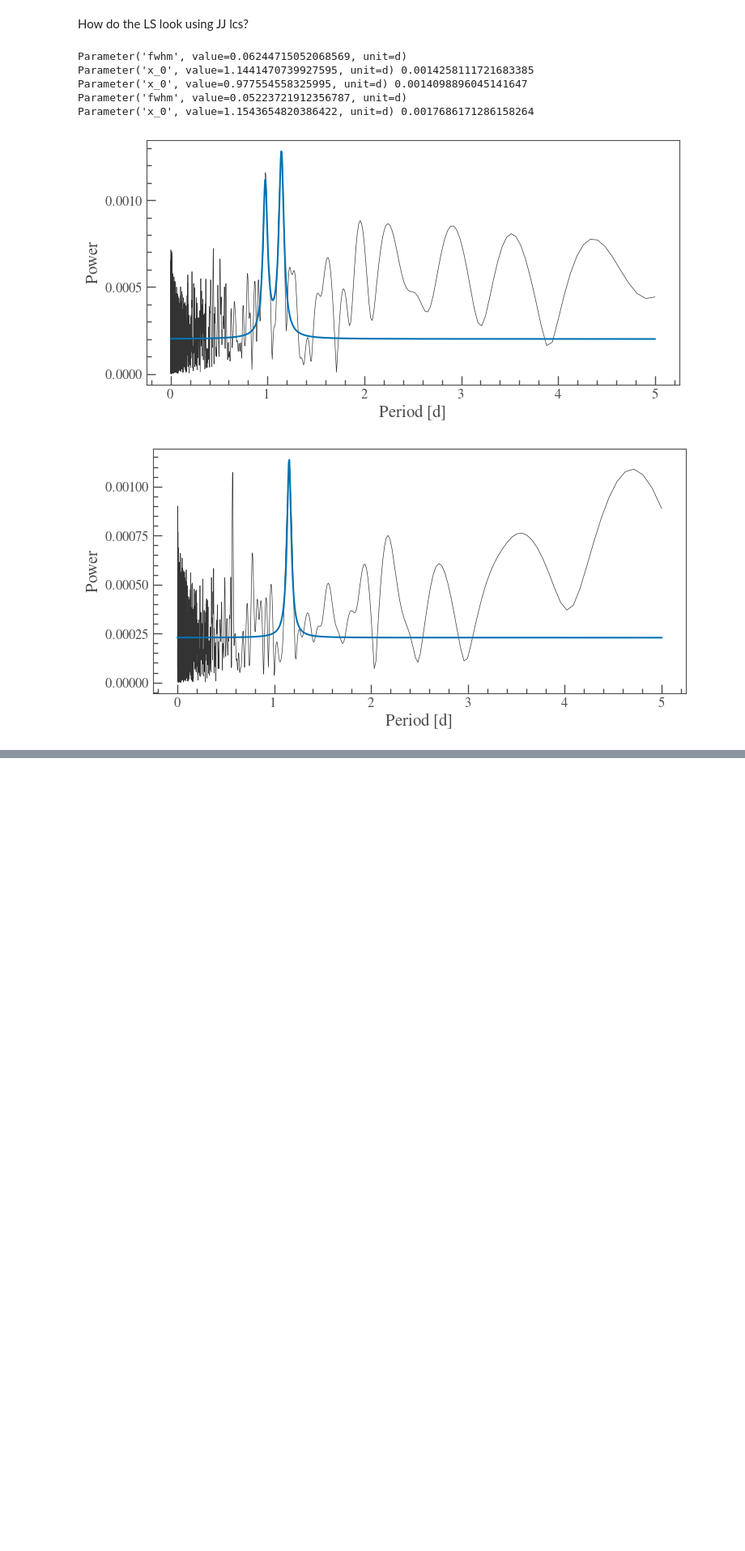
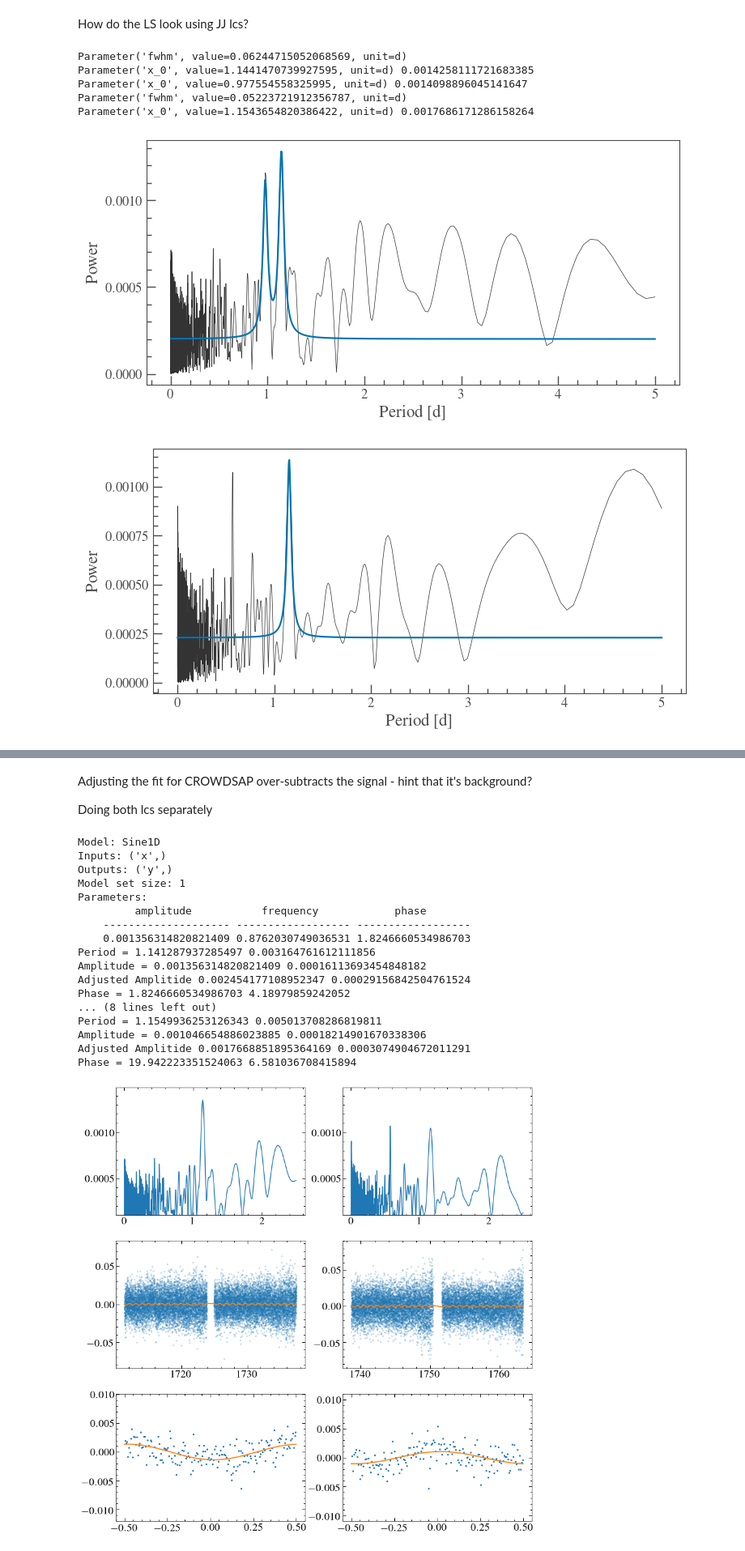
Before and after one commit to davidjwilson/GD394-Tess, a Jupyter notebook: tess_period2.ipynb, the cells around one changed output, grey strips where cells are left out. Shown at 81% size. Saved outputs shown, nothing was run; the diff lists cells and outputs as text; code cells hidden in the pictures; blank space fills up the shorter version.

Commit message:
looking at both lcs

```diff
--- a/tess_period2.ipynb
+++ b/tess_period2.ipynb
@@ -144,0 +303,62 @@ Parameter('x_0', value=1.1543654820386422, unit=d) 0.0017686171286158264
+# %% [markdown]
+Adjusting the fit for CROWDSAP over-subtracts the signal - hint that it's background?
+
+Doing both lcs separately
+# %%
+plt.figure(figsize=(14, 15))
+for i, lc in enumerate([lc15_flat, lc16]):
+    plt.subplot(3,2, i+1)
+    pg = lc.to_periodogram(oversample_factor=10,minimum_period=4*u.minute, maximum_period=2.5*u.day)
+    plt.plot(pg.period, pg.power)
+    plt.ylim(0.0001, 0.00149)
+
+    plt.subplot(3,2,i+3)
+    sin_mod =  models.Sine1D(amplitude=0.001, frequency=1/1.14)
+    sin_fit = fitter(sin_mod, lc.time, lc.flux)
+    sin_fit_e = np.sqrt(np.diag(fitter.fit_info['param_cov']))
+    plt.scatter(lc.time, lc.flux, s=5, rasterized=True, alpha=0.2)
+    plt.plot(lc.time, bg_fit(lc.time), c='C1', lw=2)
+
+    pbin =100
+    plt.subplot(3,2,i+5)
+    #if i == 0:
+    t0 = lc.time[0]+(sin_fit.phase*sin_fit.frequency) #what phase to fold to
+
+
+    lc_fold = lc.fold(1/sin_fit.frequency, t0 = t0)#.bin(50)
+    #plt.scatter(lc_fold.time, lc_fold.flux, s=5, rasterized=True, alpha=0.2)
+  #  plt.errorbar(lc_fold.bin(pbin).time, lc_fold.bin(pbin).flux, yerr=lc_fold.bin(pbin).flux_err, ls='none')
+    plt.scatter(lc_fold.bin(pbin).time, lc_fold.bin(pbin).flux, s=5)
+
+    fold_mod =  models.Sine1D(amplitude=0.001, frequency=1, fixed={'frequency':1})
+    fold_fit = fitter(fold_mod, lc_fold.time, lc_fold.flux)
+    plt.plot(lc_fold.time,fold_fit(lc_fold.time), c='C1', lw=2)
+
+
+    print(sin_fit)
+    print('Period =', 1/sin_fit.frequency.value, sin_fit_e[1]/(sin_fit.frequency.value**2))
+    print('Amplitude =', sin_fit.amplitude.value, sin_fit_e[0])
+
+    crowd = fits.getheader(tessfits[i],1)['CROWDSAP']
+
+    print('Adjusted Amplitide', sin_fit.amplitude.value/crowd, sin_fit_e[0]/crowd)
+    print('Phase =', sin_fit.phase.value, sin_fit_e[2])
+# %% [output]
+Model: Sine1D
+Inputs: ('x',)
+Outputs: ('y',)
+Model set size: 1
+Parameters:
+         amplitude           frequency            phase
+    -------------------- ------------------ ------------------
+    0.001356314820821409 0.8762030749036531 1.8246660534986703
+Period = 1.141287937285497 0.003164761612111856
+Amplitude = 0.001356314820821409 0.00016113693454848182
+Adjusted Amplitide 0.002454177108952347 0.00029156842504761524
+Phase = 1.8246660534986703 4.18979859242052
+... (8 lines left out)
+Period = 1.1549936253126343 0.005013708286819811
+Amplitude = 0.001046654886023885 0.00018214901670338306
+Adjusted Amplitide 0.0017668851895364169 0.0003074904672011291
+Phase = 19.942223351524063 6.581036708415894
+[figure, added]
```
Also changed, not shown: parts of 12 cells of this notebook, 4 other files.
